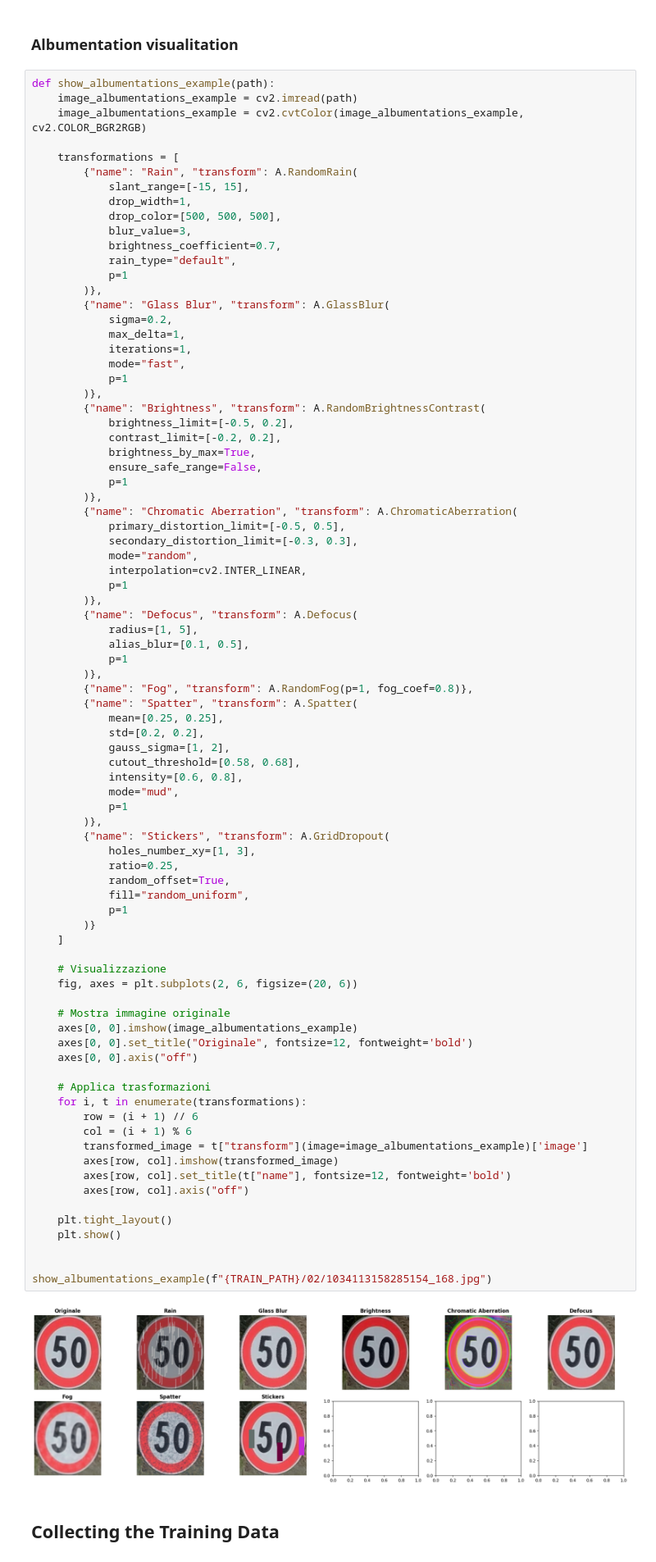
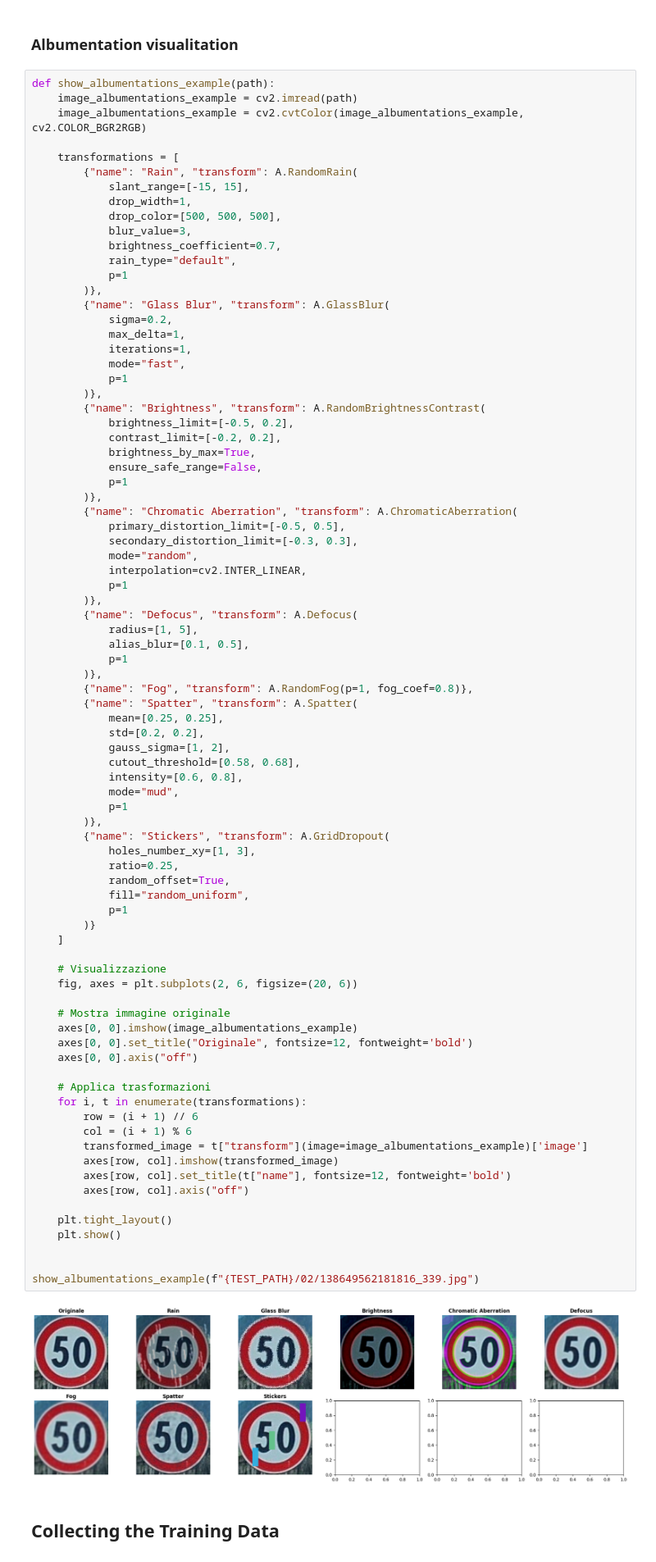
Before and after one commit to ares-17/ItalianSignNet, a Jupyter notebook: src/models/notebook.ipynb, the cells around one changed output. Shown at 82% size. Cells and saved outputs as stored; diff of their text form.

```diff
--- a/src/models/notebook.ipynb
+++ b/src/models/notebook.ipynb
@@ -198,35 +204,35 @@ def show_albumentations_example(path):
             holes_number_xy=[1, 3],
             ratio=0.25,
             random_offset=True,
             fill="random_uniform",
             p=1
         )}
     ]
 
     # Visualizzazione
     fig, axes = plt.subplots(2, 6, figsize=(20, 6))
 
     # Mostra immagine originale
     axes[0, 0].imshow(image_albumentations_example)
     axes[0, 0].set_title("Originale", fontsize=12, fontweight='bold')
     axes[0, 0].axis("off")
 
     # Applica trasformazioni
     for i, t in enumerate(transformations):
         row = (i + 1) // 6
         col = (i + 1) % 6
         transformed_image = t["transform"](image=image_albumentations_example)['image']
         axes[row, col].imshow(transformed_image)
         axes[row, col].set_title(t["name"], fontsize=12, fontweight='bold')
         axes[row, col].axis("off")
 
     plt.tight_layout()
     plt.show()
 
 
-show_albumentations_example(f"{TRAIN_PATH}/02/1034113158285154_168.jpg")
+show_albumentations_example(f"{TEST_PATH}/02/138649562181816_339.jpg")
 # %% [output]
-[figure, old version]
+[figure, new version]
 # %% [markdown]
 ## Collecting the Training Data
 # %%
```
Also changed, not shown: parts of 21 cells of this notebook.
